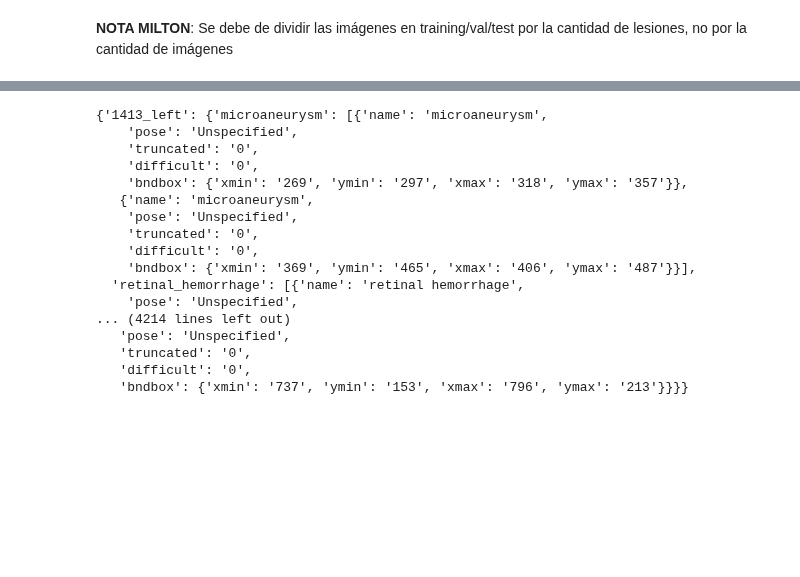
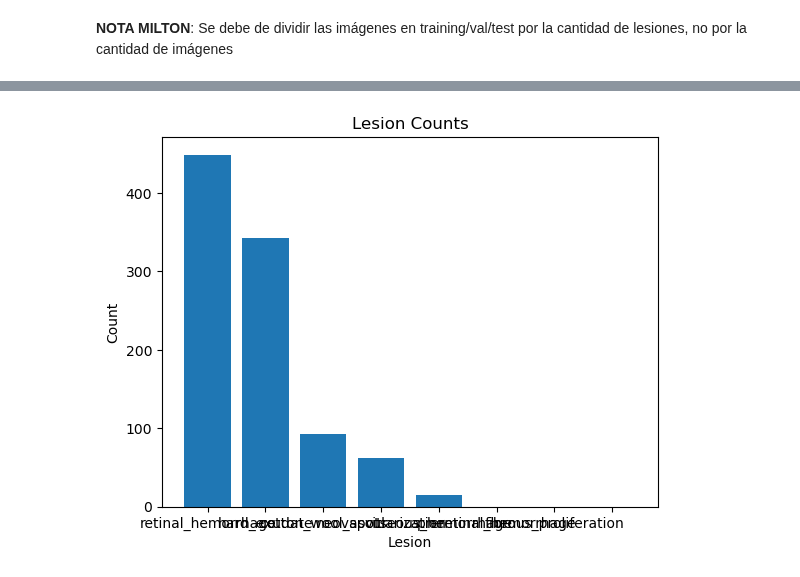
Before and after one commit to AlbertoRomanRamosRodriguez/Tesis-de-Grado, a Jupyter notebook: exploring-retinal-lessions.ipynb, the cells around one changed output, grey strips where cells are left out. Saved outputs shown, nothing was run; the diff lists cells and outputs as text; code cells hidden in the pictures; blank space fills up the shorter version.

```diff
--- a/exploring-retinal-lessions.ipynb
+++ b/exploring-retinal-lessions.ipynb
@@ -121,23 +148,28 @@ for col in segmentation_orig.columns[1:]:
-# %%
-display(dataset)
-# %% [output]
-{'1413_left': {'microaneurysm': [{'name': 'microaneurysm',
-    'pose': 'Unspecified',
-    'truncated': '0',
-    'difficult': '0',
-    'bndbox': {'xmin': '269', 'ymin': '297', 'xmax': '318', 'ymax': '357'}},
-   {'name': 'microaneurysm',
-    'pose': 'Unspecified',
-    'truncated': '0',
-    'difficult': '0',
-    'bndbox': {'xmin': '369', 'ymin': '465', 'xmax': '406', 'ymax': '487'}}],
-  'retinal_hemorrhage': [{'name': 'retinal hemorrhage',
-    'pose': 'Unspecified',
-... (4214 lines left out)
-   'pose': 'Unspecified',
-   'truncated': '0',
-   'difficult': '0',
-   'bndbox': {'xmin': '737', 'ymin': '153', 'xmax': '796', 'ymax': '213'}}}}
+# %%
+import matplotlib.pyplot as plt
+
+fig, ax = plt.subplots()
+
+# Set the x-axis labels to the lesion names
+ax.set_xticklabels(counts_df['lesion'])
+
+# Create a bar plot with the 'count' column and color each bar based on the 'color' column
+ax.bar(
+    counts_df.index,
+    counts_df['count'],
+    # color=counts_df['color']
+)
+
+# Set the title and axis labels
+ax.set_title('Lesion Counts')
+ax.set_xlabel('Lesion')
+ax.set_ylabel('Count')
+
+plt.show()
+
+# This code should create a bar plot with different colors for each lesion. The x-axis labels will be set to the lesion names, and the bars will be colored according to the 'color' column in the DataFrame. The plot will also have a title and axis labels.
+# %% [output]
+[figure, added]
 # %%
 lesion_map = {l:idx for idx, l in enumerate(columns)}
 
```
Also changed, not shown: parts of 8 cells of this notebook, 3 other files.
